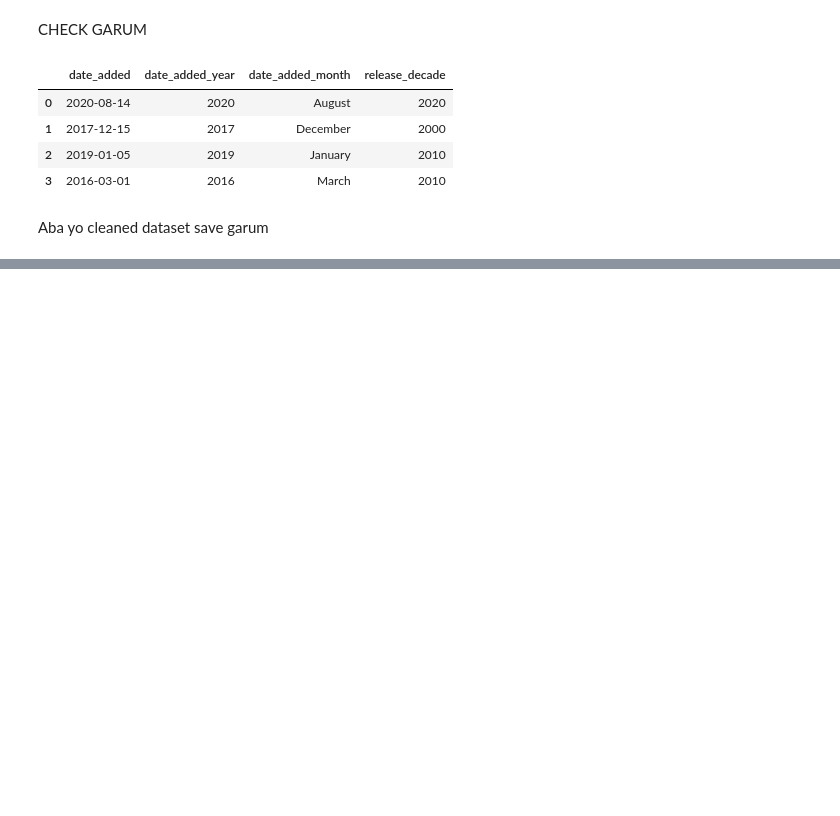
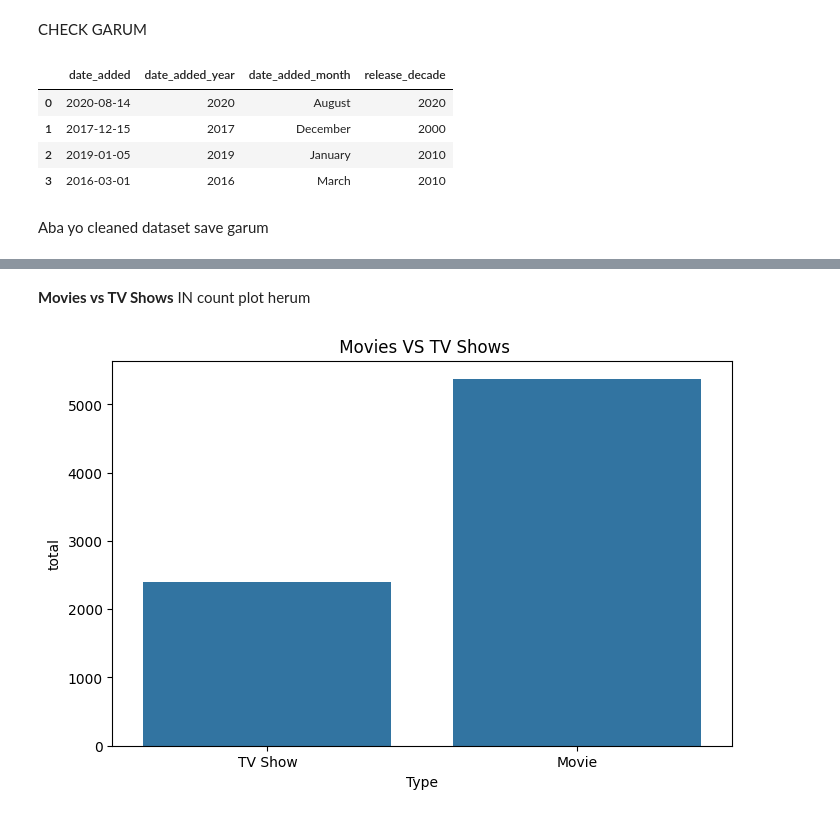
Before and after one commit to Kaini9/Certification-task, a Jupyter notebook: NoteBook/Certification_Task.ipynb, the cells around one changed output, grey strips where cells are left out. Saved outputs shown, nothing was run; the diff lists cells and outputs as text; code cells hidden in the pictures; blank space fills up the shorter version.

```diff
--- a/NoteBook/Certification_Task.ipynb
+++ b/NoteBook/Certification_Task.ipynb
@@ -319,0 +330,19 @@ df_clean.to_csv('Netflix_Cleaned.csv', index=False)
+# %% [markdown]
+**Movies vs TV Shows** IN count plot herum
+# %%
+plt.figure(figsize=(8, 5))
+
+sns.countplot(
+    data=df_clean,
+    x='type'
+)
+
+plt.title(' Movies VS TV Shows')
+
+plt.xlabel('Type')
+
+plt.ylabel('total')
+
+plt.show()
+# %% [output]
+[figure, added]
```
Also changed, not shown: parts of 14 cells of this notebook.
